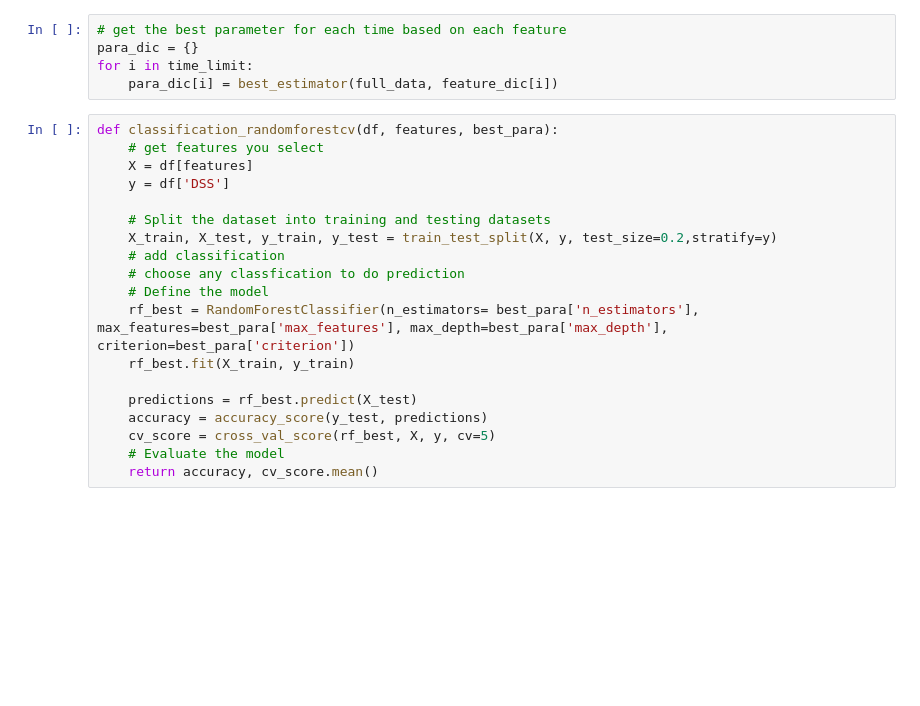
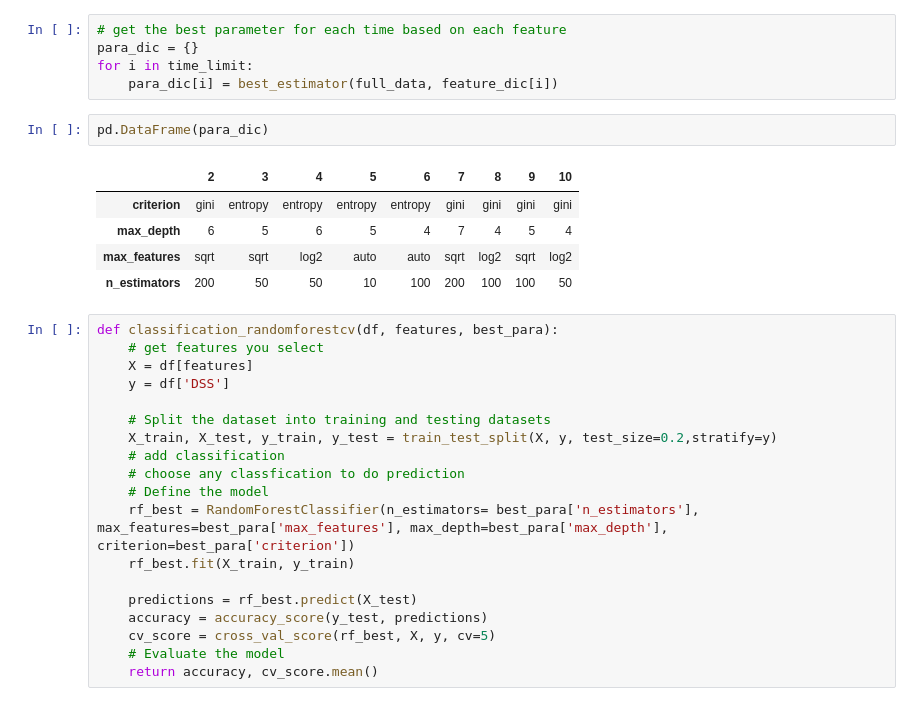
Before and after one commit to Enable72/ECE204_final_project, a Jupyter notebook: project5_mutation_logrank.ipynb, the cells around one changed output. Cells and saved outputs as stored; diff of their text form; blank space fills up the shorter version.

```diff
--- a/project5_mutation_logrank.ipynb
+++ b/project5_mutation_logrank.ipynb
@@ -420,6 +420,14 @@ def best_estimator(df, features):
 para_dic = {}
 for i in time_limit:
     para_dic[i] = best_estimator(full_data, feature_dic[i])
+# %%
+pd.DataFrame(para_dic)
+# %% [output]
+|  | 2 | 3 | 4 | 5 | 6 | 7 | 8 | 9 | 10 |
+| criterion | gini | entropy | entropy | entropy | entropy | gini | gini | gini | gini |
+| max_depth | 6 | 5 | 6 | 5 | 4 | 7 | 4 | 5 | 4 |
+| max_features | sqrt | sqrt | log2 | auto | auto | sqrt | log2 | sqrt | log2 |
+| n_estimators | 200 | 50 | 50 | 10 | 100 | 200 | 100 | 100 | 50 |
 # %%
 def classification_randomforestcv(df, features, best_para):
     # get features you select
```
